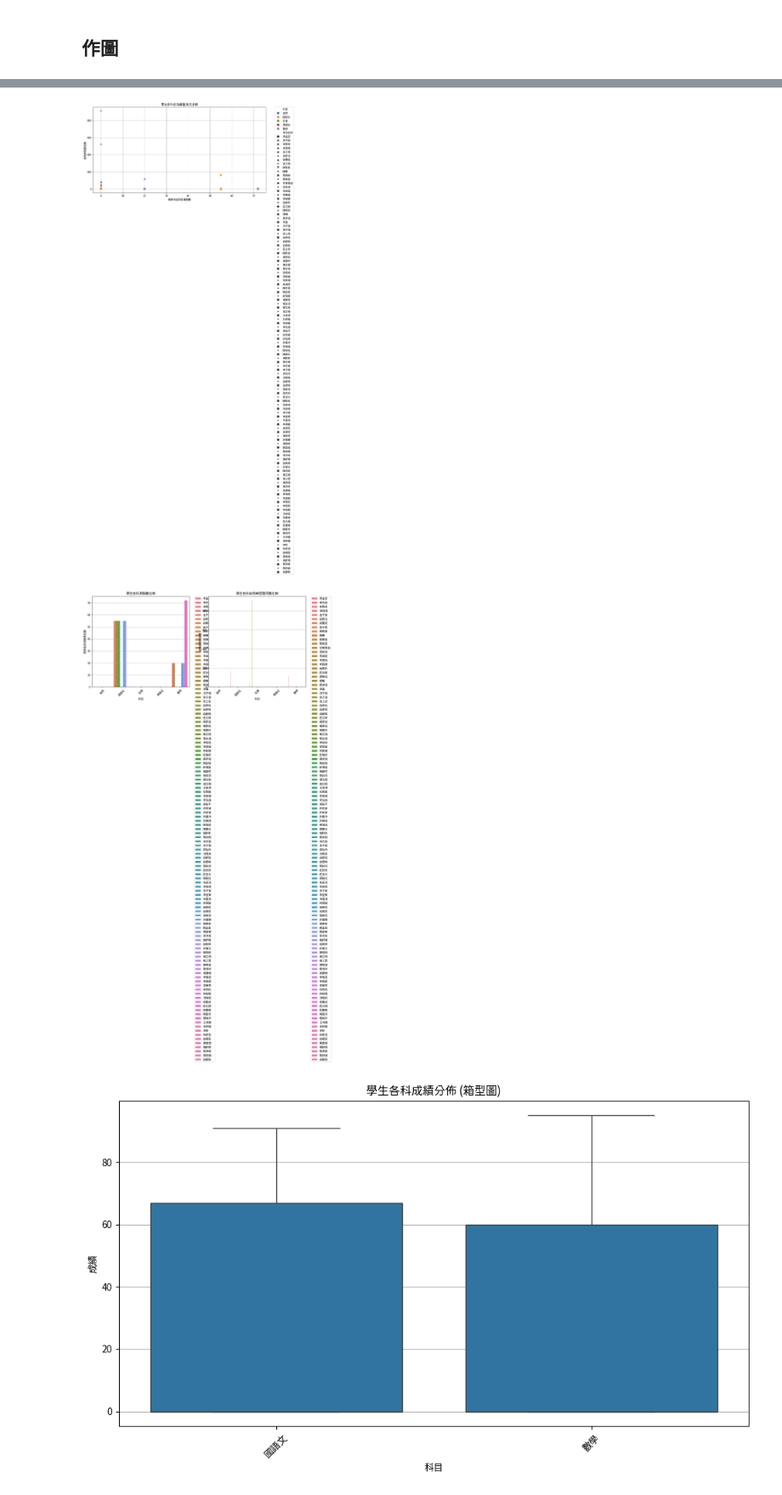
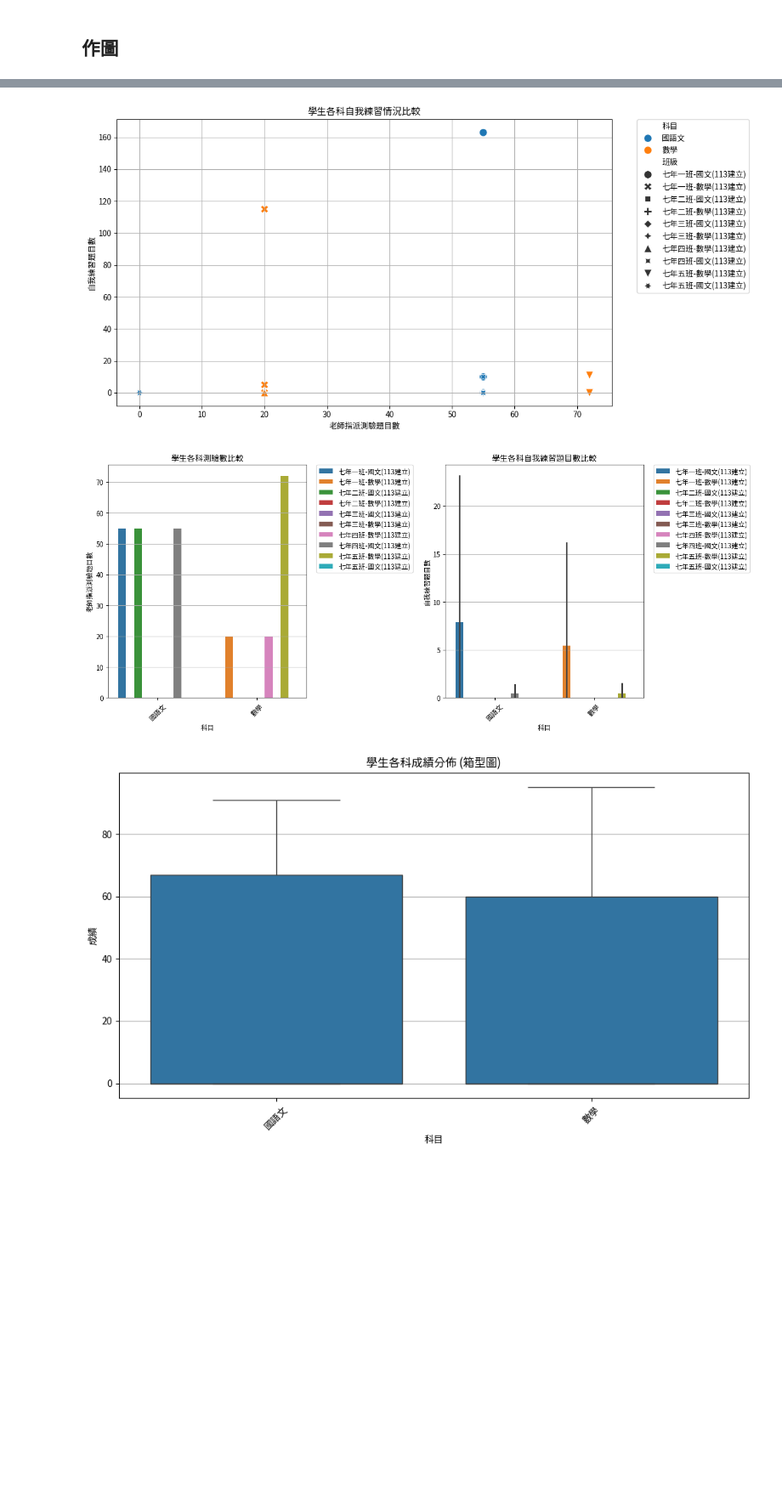
Before and after one commit to Emily-Hsu2004/edu-data-mining-, a Jupyter notebook: 練習/week3-課堂練習1.ipynb, the cells around one changed output, grey strips where cells are left out. Shown: that part at 85% size. Saved outputs shown, nothing was run; the diff lists cells and outputs as text; code cells hidden in the pictures; blank space fills up the shorter version.

```diff
--- a/練習/week3-課堂練習1.ipynb
+++ b/練習/week3-課堂練習1.ipynb
@@ -91,7 +91,8 @@ import matplotlib.pyplot as plt
 import seaborn as sns
 
 # 讀取
-df_ss = df_0[df_0["年級"].isin(["7"])]
+df_s=df_0[df_0["年級"].isin(["7"])]
+df_ss = df_s[df_s["科目"].isin(["數學","國語文"])]
 
 # 繪製散佈圖
 plt.figure(figsize=(12, 6))
@@ -100,7 +101,7 @@ sns.scatterplot(
     x="老師指派測驗題目數",
     y="自我練習題目數",
     hue="科目",
-    style="學生姓名",
+    style="班級",
     s=100,
 )
 plt.title("學生各科自我練習情況比較")
@@ -109,37 +110,37 @@ plt.ylabel("自我練習題目數")
 plt.legend(bbox_to_anchor=(1.05, 1), loc=2, borderaxespad=0.0)
 plt.grid(True)
 plt.tight_layout()
 plt.show()
 
 # 繪製長條圖
 plt.figure(figsize=(14, 6))
 
 # 自我測驗卷數長條圖
 plt.subplot(1, 2, 1)
-sns.barplot(data=df_ss, x="科目", y="老師指派測驗題目數", hue="學生姓名")
+sns.barplot(data=df_ss, x="科目", y="老師指派測驗題目數", hue="班級")
 plt.title("學生各科測驗數比較")
 plt.xlabel("科目")
 plt.ylabel("老師指派測驗題目數")
 plt.xticks(rotation=45)
 plt.legend(bbox_to_anchor=(1.05, 1), loc=2, borderaxespad=0.0)
 plt.grid(axis="y")
 plt.tight_layout()
 
 # 自我練習題目數長條圖
 plt.subplot(1, 2, 2)
-sns.barplot(data=df_ss, x="科目", y="自我練習題目數", hue="學生姓名")
+sns.barplot(data=df_ss, x="科目", y="自我練習題目數", hue="班級")
 plt.title("學生各科自我練習題目數比較")
 plt.xlabel("科目")
 plt.ylabel("自我練習題目數")
 plt.xticks(rotation=45)
 plt.legend(bbox_to_anchor=(1.05, 1), loc=2, borderaxespad=0.0)
 plt.grid(axis="y")
 plt.tight_layout()
 
 plt.show()
 # %% [output]
-[figure, old version]
+[figure, new version]
-[figure, old version]
+[figure, new version]
 # %%
 df_2=df_ss[df_ss["科目"].isin(["數學", "國語文"])]
 plt.figure(figsize=(10, 6))
```
Also changed, not shown: parts of 1 cell of this notebook.
